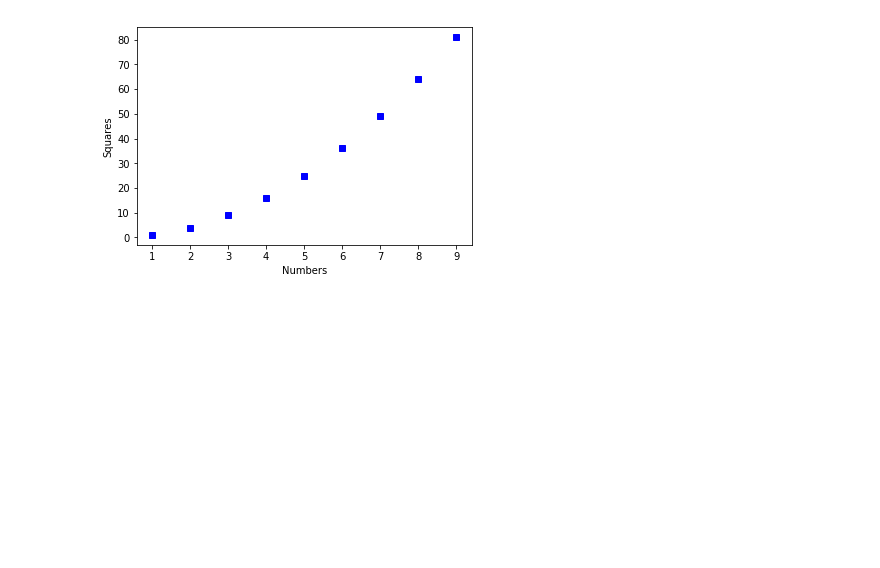
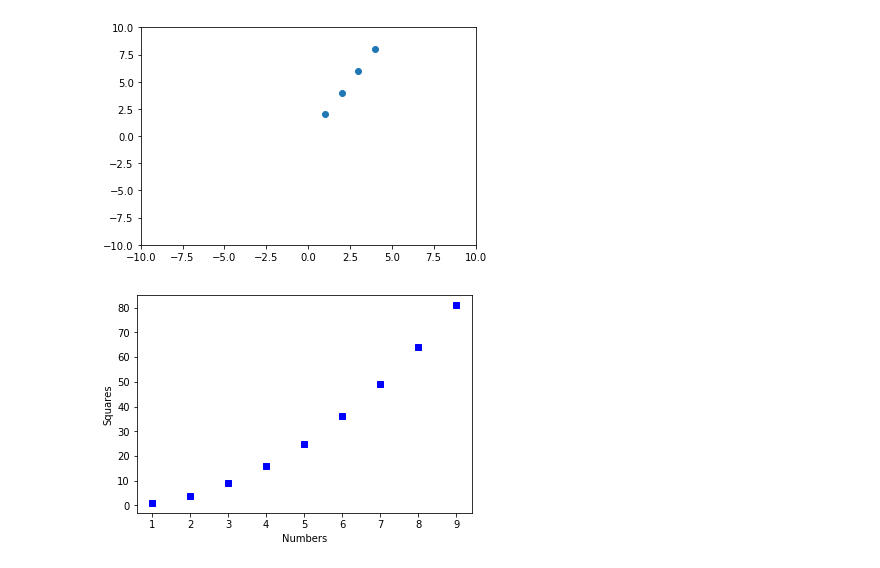
Before and after one commit to ashwinrammohan/MouseCV, a Jupyter notebook: Data Plotting.ipynb, the cells around one changed output. Drawn from its saved outputs; the diff is of its cells as text; code cells hidden in the pictures; blank space fills up the shorter version.

```diff
--- a/Data Plotting.ipynb
+++ b/Data Plotting.ipynb
@@ -11,3 +92,13 @@ Hello
+# %%
+x = [1,2,3,4]
+y = [2,4,6,8]
+plt.scatter(x,y)
+#plt.plot(1, -1, marker='o', markersize=3, color="red")
+plt.xlim(-10,10)
+plt.ylim(-10,10)
+plt.show()
+# %% [output]
+[figure, added]
 # %%
 xvals = []
 yvals = []
```
Also changed, not shown: parts of 2 cells of this notebook.
